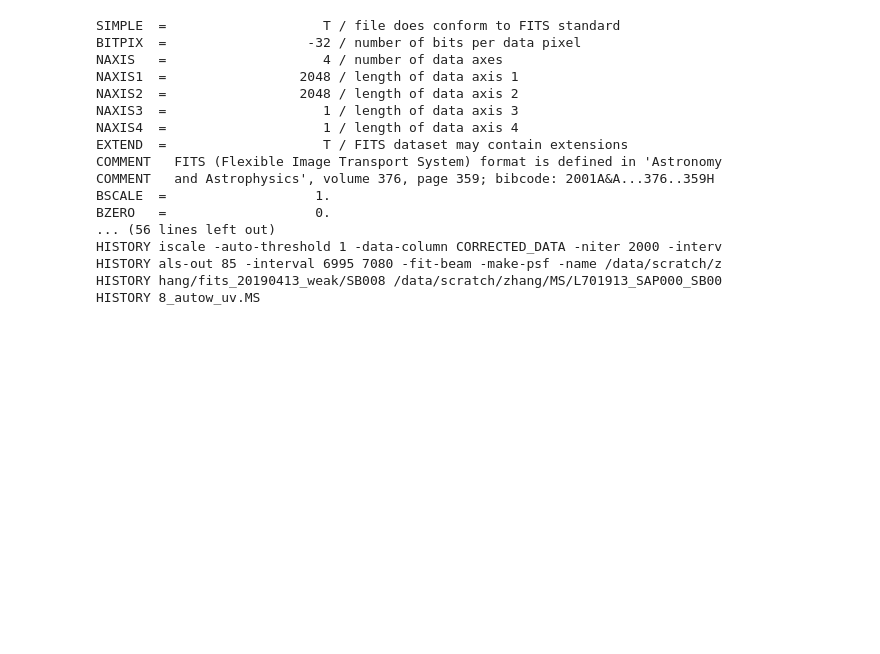
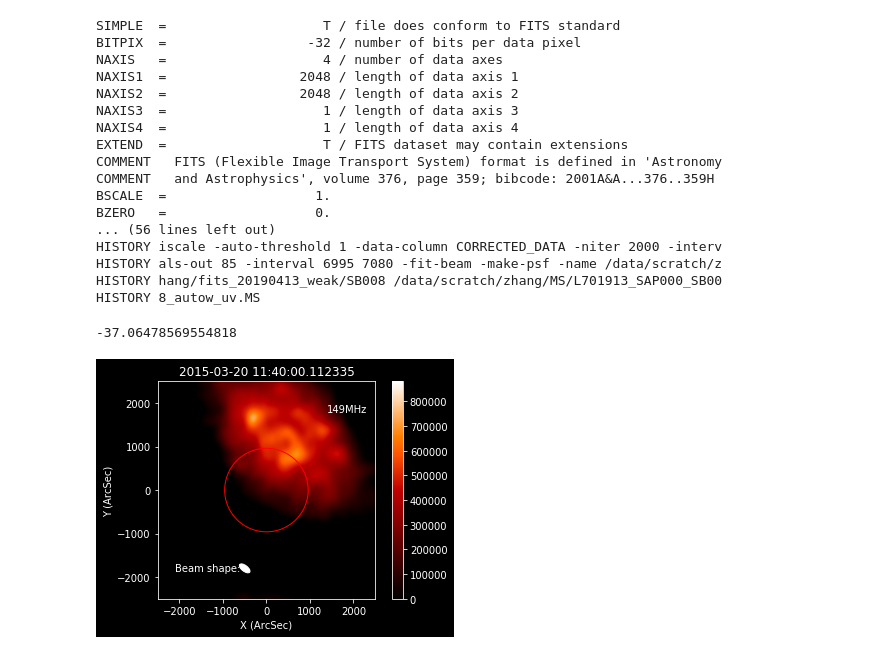
Before and after one commit to peijin94/LOFAR-Sun-tools, a Jupyter notebook: src/BeamformedQuickView/demo_sunpymap.ipynb, the cells around one changed output. Drawn from its saved outputs; the diff is of its cells as text; code cells hidden in the pictures; blank space fills up the shorter version.

```diff
--- a/src/BeamformedQuickView/demo_sunpymap.ipynb
+++ b/src/BeamformedQuickView/demo_sunpymap.ipynb
@@ -72,3 +108,10 @@ HISTORY iscale -auto-threshold 1 -data-column CORRECTED_DATA -niter 2000 -interv
 HISTORY als-out 85 -interval 6995 7080 -fit-beam -make-psf -name /data/scratch/z
 HISTORY hang/fits_20190413_weak/SB008 /data/scratch/zhang/MS/L701913_SAP000_SB00
 HISTORY 8_autow_uv.MS
+# %%
+lofar_cleaned = LofarDataCleaned()
+lofar_cleaned.load_fits('E:\\nextcloud\\meeting\\meetings\\LOFAR_summer\\solarPipe\\data\\114000_130-220_dirty.b0.image.fits')
+lofar_cleaned.plot_image()
+# %% [output]
+-37.06478569554818
+[figure, added]
```
Also changed, not shown: parts of 10 cells of this notebook.
